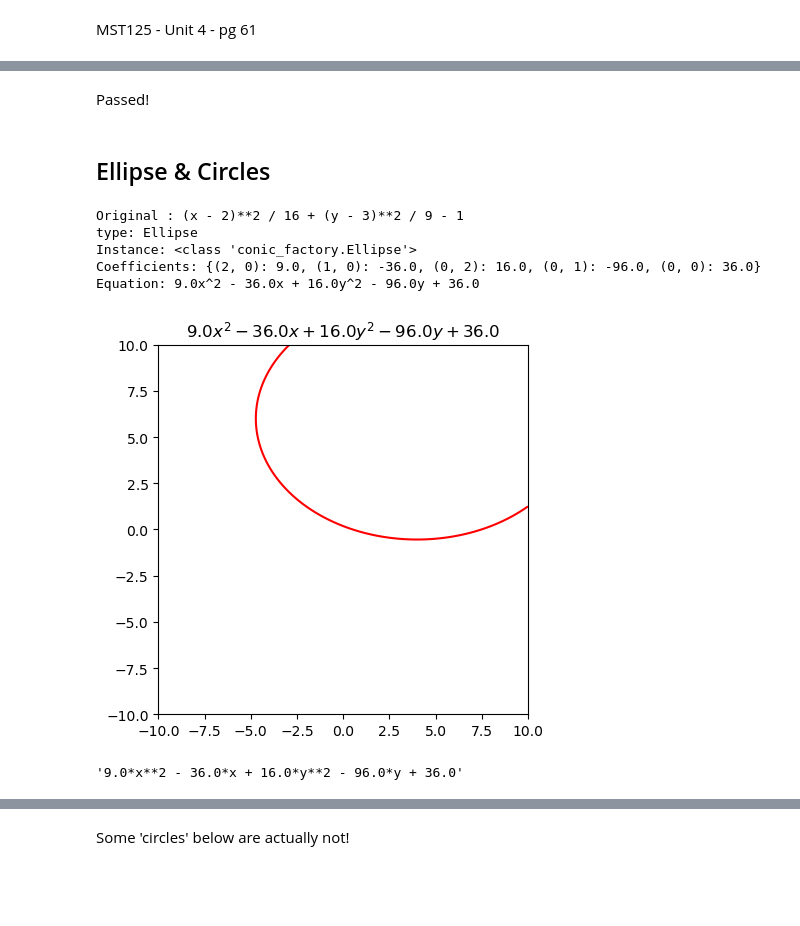
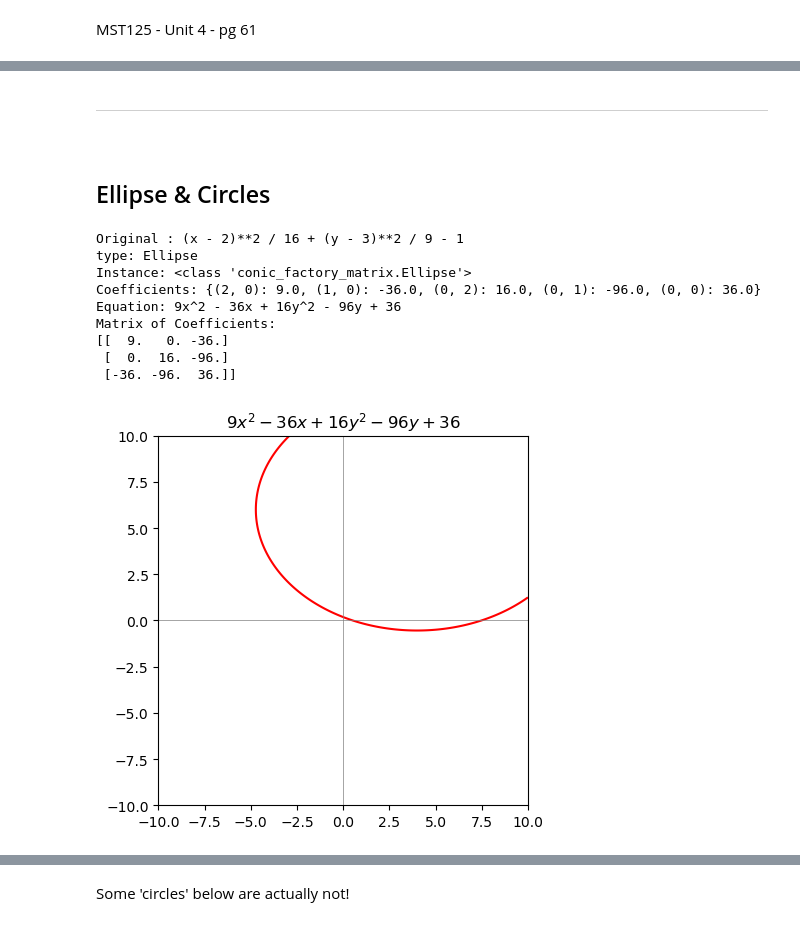
Before and after one commit to pineapple-bois/conic, a Jupyter notebook: Notebooks/notebook2.ipynb, the cells around one changed output, grey strips where cells are left out. Cells and saved outputs as stored; diff of their text form; code cells hidden in the pictures; blank space fills up the shorter version.

Commit message:
Edited to use Matrix

```diff
--- a/Notebooks/notebook2.ipynb
+++ b/Notebooks/notebook2.ipynb
@@ -45,6 +57,6 @@ textbook2.plot()
-# %% [markdown]
-Passed!
 # %% [markdown]
+----
+&nbsp;
 ## Ellipse & Circles
 # %%
 # Ellipse 1: Center at (2, 3) and a=4, b=3, gives (x-2)**2/4**2 + (y-3)**2/3**2 = 1
@@ -54,20 +66,21 @@ ellipse2 = "(x + 1)**2 / 9 + (y + 1)**2 / 4 - 1"
 # %%
 e1 = Conic.create(ellipse1)
 print(f"{e1.__repr__()}\ntype: {e1.type}\nInstance: {type(e1)}"
       f"\nCoefficients: {e1.coeff}\nEquation: {e1}")
+print(f"Matrix of Coefficients:")
+e1.print_matrix()
 e1.plot()
 # %% [output]
 Original : (x - 2)**2 / 16 + (y - 3)**2 / 9 - 1
 type: Ellipse
-Instance: <class 'conic_factory.Ellipse'>
+Instance: <class 'conic_factory_matrix.Ellipse'>
 Coefficients: {(2, 0): 9.0, (1, 0): -36.0, (0, 2): 16.0, (0, 1): -96.0, (0, 0): 36.0}
-Equation: 9.0x^2 - 36.0x + 16.0y^2 - 96.0y + 36.0
+Equation: 9x^2 - 36x + 16y^2 - 96y + 36
+Matrix of Coefficients:
+[[  9.   0. -36.]
+ [  0.  16. -96.]
+ [-36. -96.  36.]]
-[figure, old version]
+[figure, new version]
-# %%
-# Python syntax is reserved for internal operations
-e1.to_python_syntax()
-# %% [output]
-'9.0*x**2 - 36.0*x + 16.0*y**2 - 96.0*y + 36.0'
 # %%
 e2 = Conic.create(ellipse2)
 print(f"{e2.__repr__()}\ntype: {e2.type}\nInstance: {type(e2)}\nCoefficients: {e2.coeff}\nEquation: {e2}")
```
Also changed, not shown: parts of 10 cells of this notebook.
